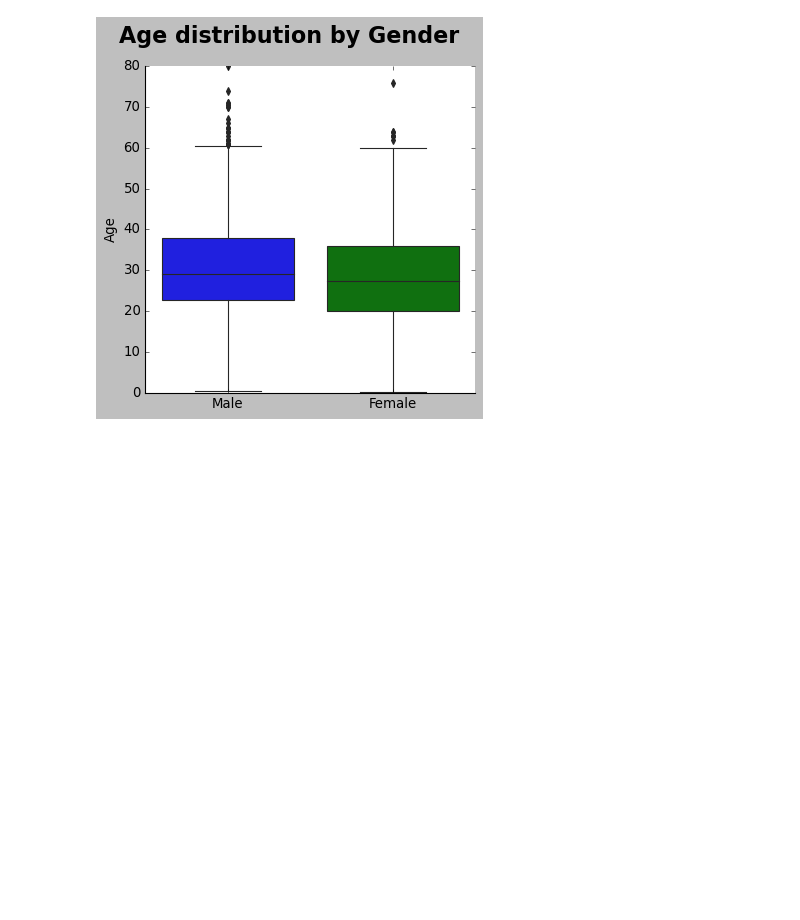
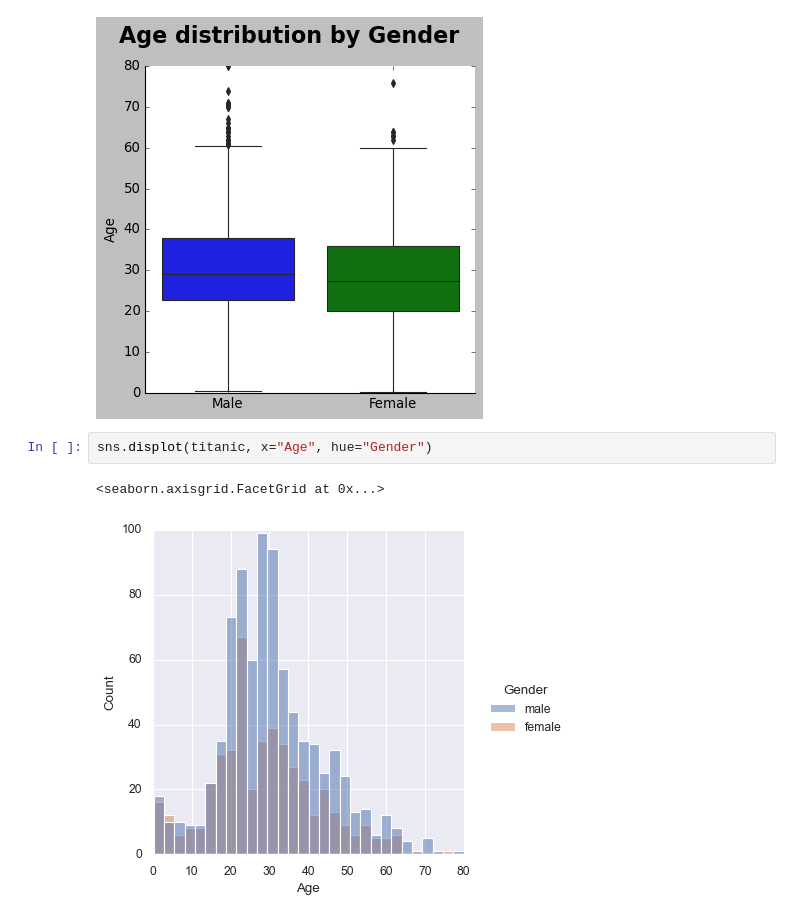
Before and after one commit to JonathonClegg/DAFT_0116, a Jupyter notebook: module_2/Lab_1_Matplotlib-and-Seaborn/main.ipynb, the cells around one changed output. Drawn from its saved outputs; the diff is of its cells as text; blank space fills up the shorter version.

```diff
--- a/module_2/Lab_1_Matplotlib-and-Seaborn/main.ipynb
+++ b/module_2/Lab_1_Matplotlib-and-Seaborn/main.ipynb
@@ -475,3 +475,8 @@ fg8.set_xlabels('')
 # %% [output]
 <seaborn.axisgrid.FacetGrid at 0x...>
 [figure]
+# %%
+sns.displot(titanic, x="Age", hue="Gender")
+# %% [output]
+<seaborn.axisgrid.FacetGrid at 0x...>
+[figure, added]
```
Also changed, not shown: 4 other files.
